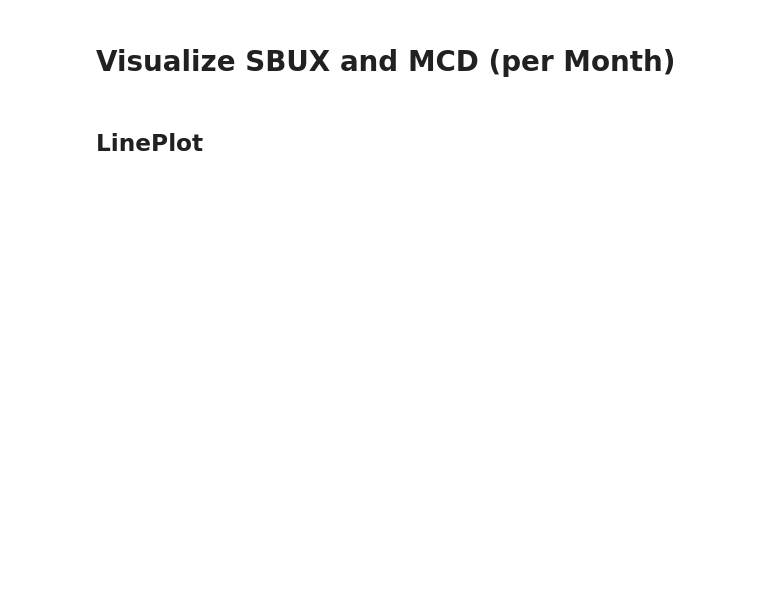
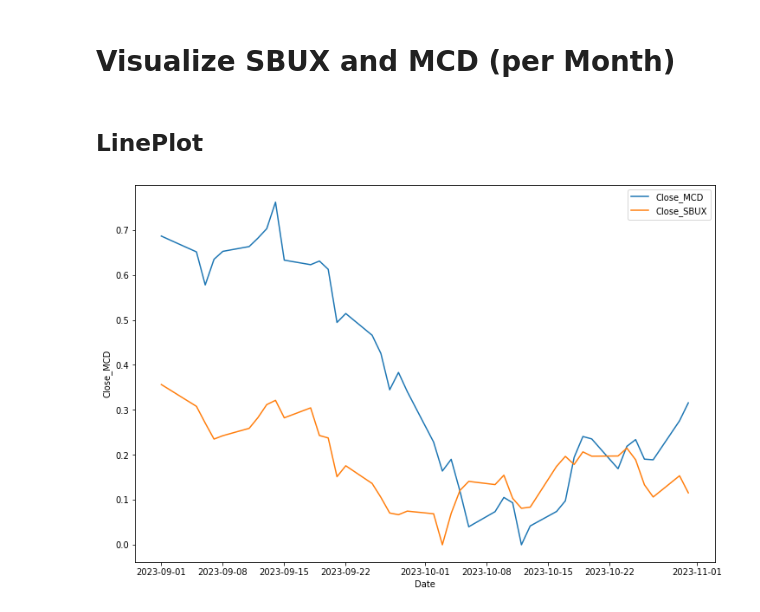
Before and after one commit to BonarSs/Stock-Conflict-Analysis, a Jupyter notebook: AnalyzingData.ipynb, the cells around one changed output. Drawn from its saved outputs; the diff is of its cells as text; code cells hidden in the pictures; blank space fills up the shorter version.

```diff
--- a/AnalyzingData.ipynb
+++ b/AnalyzingData.ipynb
@@ -131,6 +143,15 @@ Sep_Oct = SBUX_MCD.loc['2023-09-01':'2023-10-31']
 Nov_Des = SBUX_MCD.loc['2023-11-01':'2023-12-31']
 # %% [markdown]
 ## LinePlot
+# %%
+plt.figure(figsize=(12,8))
+
+sns.lineplot(x=Sep_Oct.index, y= Sep_Oct['Close_MCD'], label= 'Close_MCD')
+sns.lineplot(x=Sep_Oct.index, y= Sep_Oct['Close_SBUX'], label = 'Close_SBUX')
+
+plt.show()
+# %% [output]
+[figure, added]
 # %%
 plt.figure(figsize=(12,8))
 
```
Also changed, not shown: parts of 7 cells of this notebook, 3 other files.
